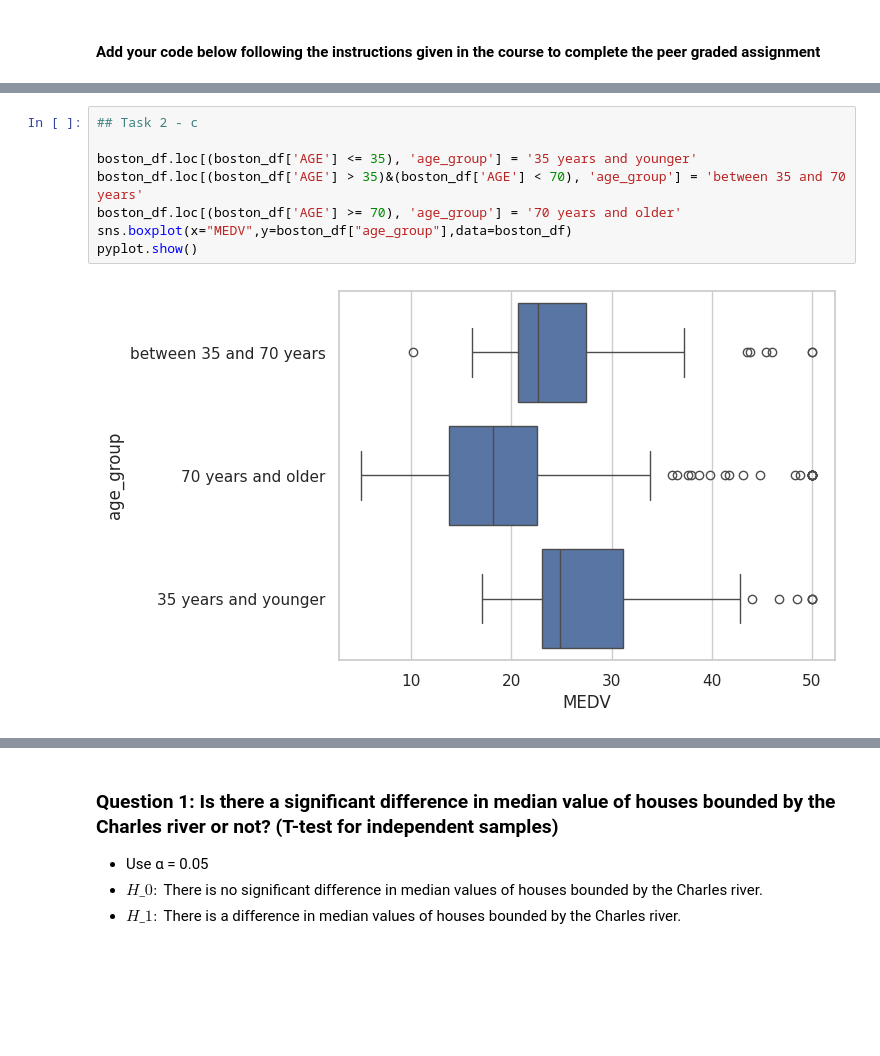
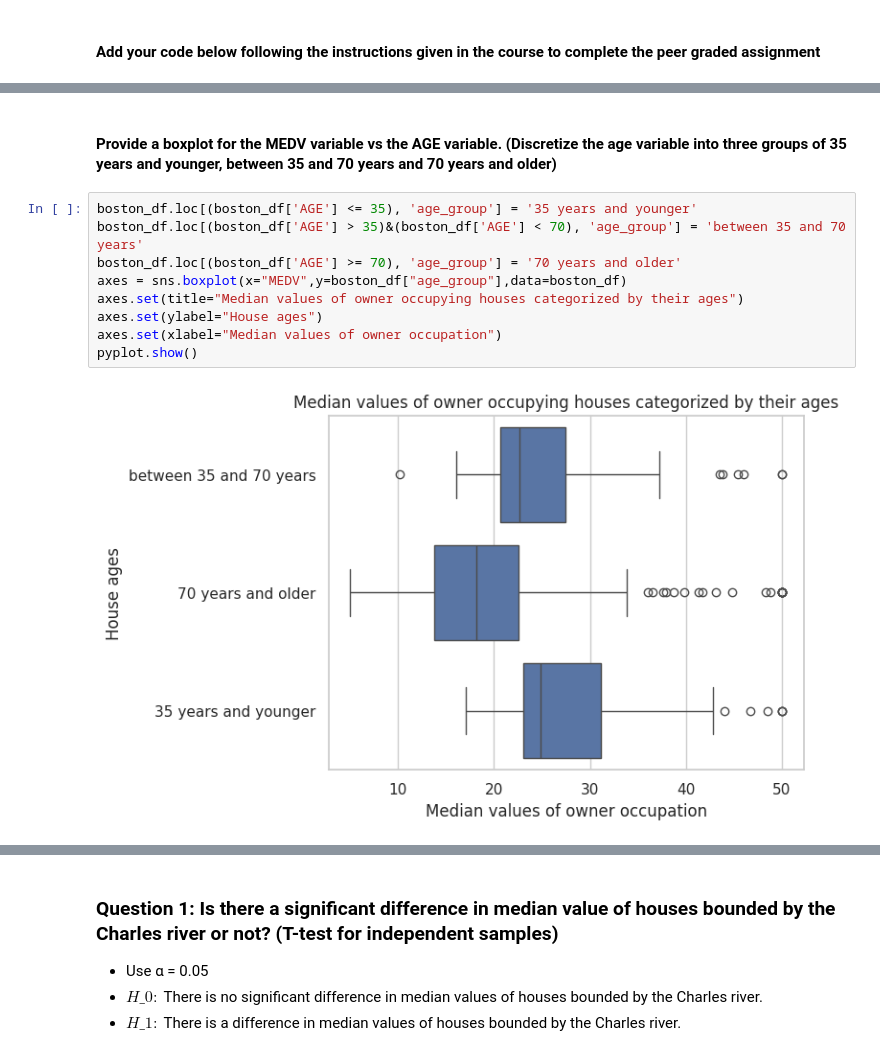
Before and after one commit to anuskaleem/IBMPeerGradedAssignments, a Jupyter notebook: Peer_Graded_Assignment.jupyterlite.ipynb, the cells around one changed output, grey strips where cells are left out. Drawn from its saved outputs; the diff is of its cells as text; blank space fills up the shorter version.

Commit message:
Updated gaph titles and descriptions

```diff
--- a/Peer_Graded_Assignment.jupyterlite.ipynb
+++ b/Peer_Graded_Assignment.jupyterlite.ipynb
@@ -87,10 +101,13 @@ pyplot.show()
+# %% [markdown]
+#### Provide a boxplot for the MEDV variable vs the AGE variable. (Discretize the age variable into three groups of 35 years and younger, between 35 and 70 years and 70 years and older)
 # %%
-## Task 2 - c
-
 boston_df.loc[(boston_df['AGE'] <= 35), 'age_group'] = '35 years and younger'
 boston_df.loc[(boston_df['AGE'] > 35)&(boston_df['AGE'] < 70), 'age_group'] = 'between 35 and 70 years'
 boston_df.loc[(boston_df['AGE'] >= 70), 'age_group'] = '70 years and older'
-sns.boxplot(x="MEDV",y=boston_df["age_group"],data=boston_df)
+axes = sns.boxplot(x="MEDV",y=boston_df["age_group"],data=boston_df)
+axes.set(title="Median values of owner occupying houses categorized by their ages")
+axes.set(ylabel="House ages")
+axes.set(xlabel="Median values of owner occupation")
 pyplot.show()
 # %% [output]
-[figure, old version]
+[figure, new version]
```
Also changed, not shown: parts of 19 cells of this notebook.
